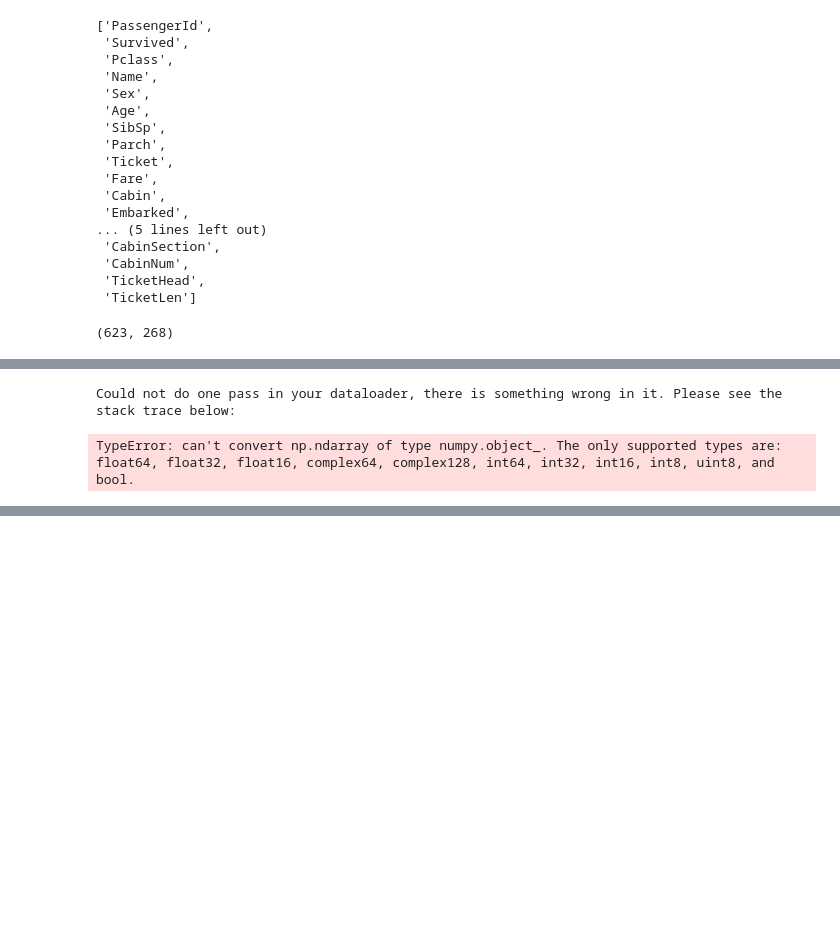
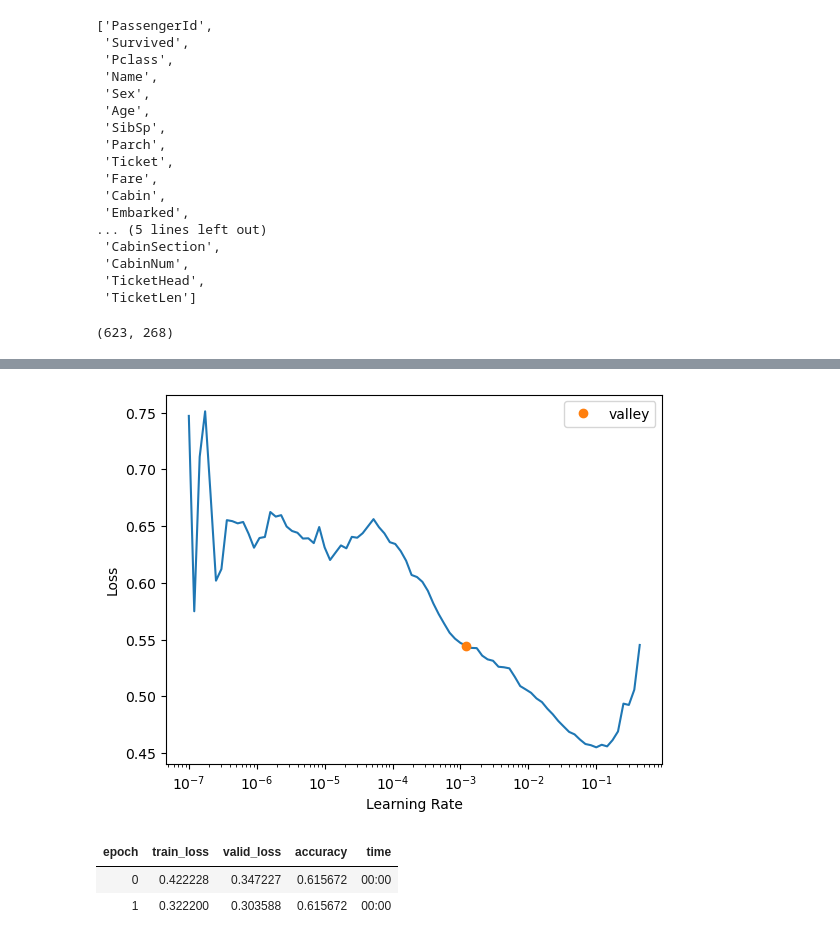
Before and after one commit to sachdva/Titanic, a Jupyter notebook: Titanic_Fastai.ipynb, the cells around one changed output, grey strips where cells are left out. Drawn from its saved outputs; the diff is of its cells as text; code cells hidden in the pictures; blank space fills up the shorter version.

Commit message:
no more errors - but feature engineering to do

```diff
--- a/Titanic_Fastai.ipynb
+++ b/Titanic_Fastai.ipynb
@@ -306,12 +343,11 @@ accuracy_score(y_val,xgb_preds)
 # %%
-config = tabular_config(ps=[0.001,0.01,0.01])
-dls = to.dataloaders(bs = 100)
+config = tabular_config(ps=[0.001,0.01])
+dls = to.dataloaders(bs = 25)
 learn = tabular_learner(dls,
-                layers=[2000, 1000, 500],
-
+                layers=[2000, 1000],
                 wd = [.001],
-                config =config,
-                loss_func=LabelSmoothingCrossEntropyFlat())
+                config = config,
+                metrics = accuracy)
-# %% [output]
-Could not do one pass in your dataloader, there is something wrong in it. Please see the stack trace below:
-TypeError: can't convert np.ndarray of type numpy.object_. The only supported types are: float64, float32, float16, complex64, complex128, int64, int32, int16, int8, uint8, and bool.
+# %%
+s=learn.lr_find()
+# %% [output]
@@ -317,0 +355,7 @@ TypeError: can't convert np.ndarray of type numpy.object_. The only supported ty
+[figure, added]
+# %%
+learn.fit_one_cycle(2,s)
+# %% [output]
+| epoch | train_loss | valid_loss | accuracy | time |
+| 0 | 0.422228 | 0.347227 | 0.615672 | 00:00 |
+| 1 | 0.322200 | 0.303588 | 0.615672 | 00:00 |
```
Also changed, not shown: parts of 20 cells of this notebook.
